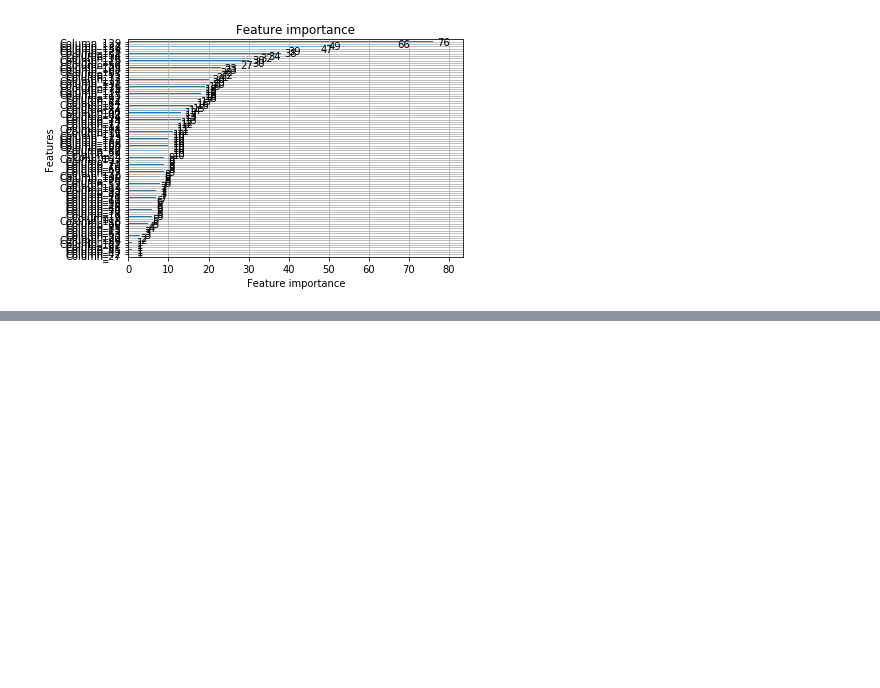
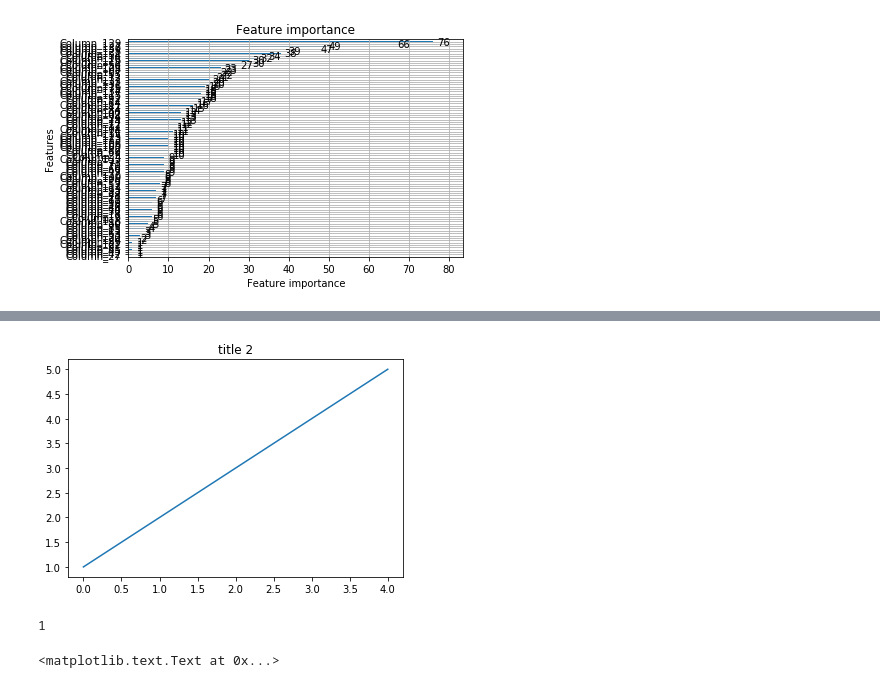
Before and after one commit to hpclab/rankeval, a Jupyter notebook: notebooks/RankEval - Statistical Analysis.ipynb, the cells around one changed output, grey strips where cells are left out. Cells and saved outputs as stored; diff of their text form; code cells hidden in the pictures; blank space fills up the shorter version.

```diff
--- a/notebooks/RankEval - Statistical Analysis.ipynb
+++ b/notebooks/RankEval - Statistical Analysis.ipynb
@@ -219,0 +232,5 @@ Plot model feature importances.
+# %%
+ax.set_title("title 2")
+fig
+# %% [output]
+[figure, added]
@@ -219,0 +239,8 @@ Plot model feature importances.
+# %%
+print len(ax2)
+# %% [output]
+1
+# %%
+ax2[0].set_xlabel("xxxxx")
+# %% [output]
+<matplotlib.text.Text at 0x...>
```
Also changed, not shown: parts of 10 cells of this notebook, 3 other files.
